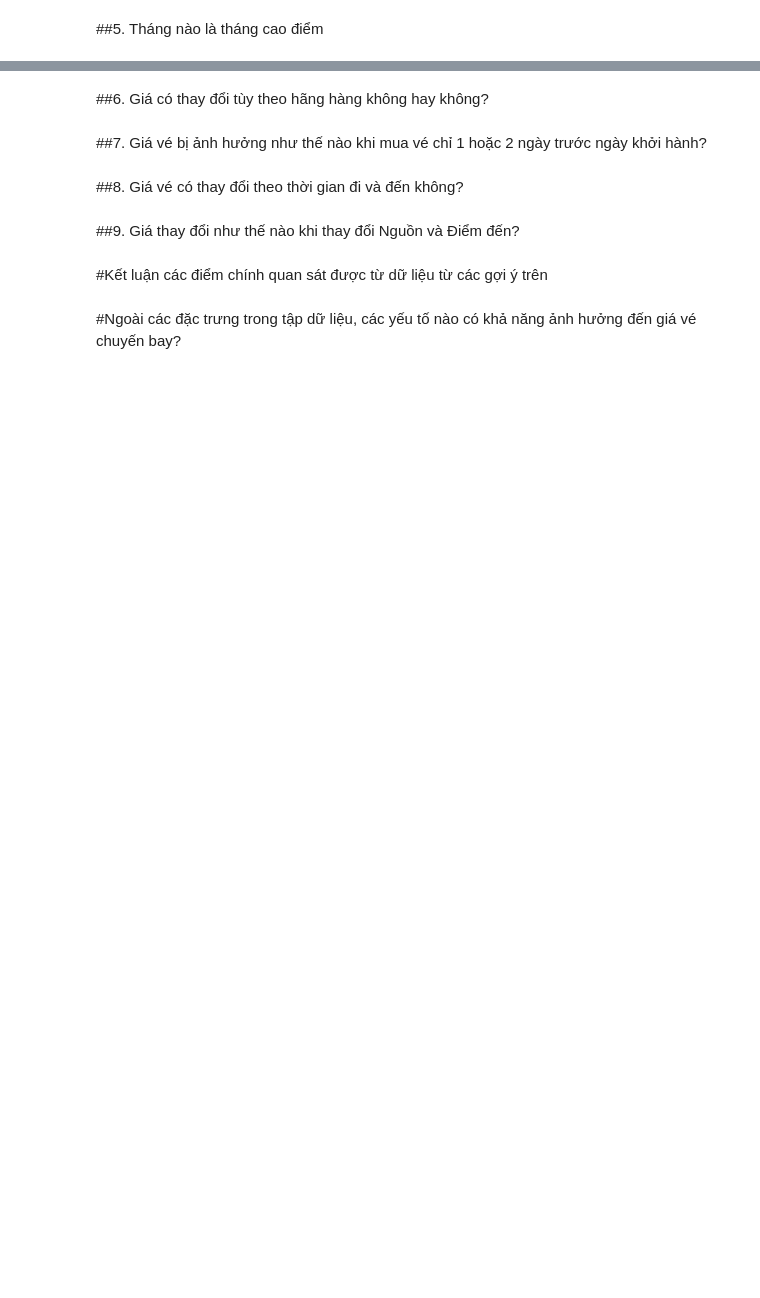
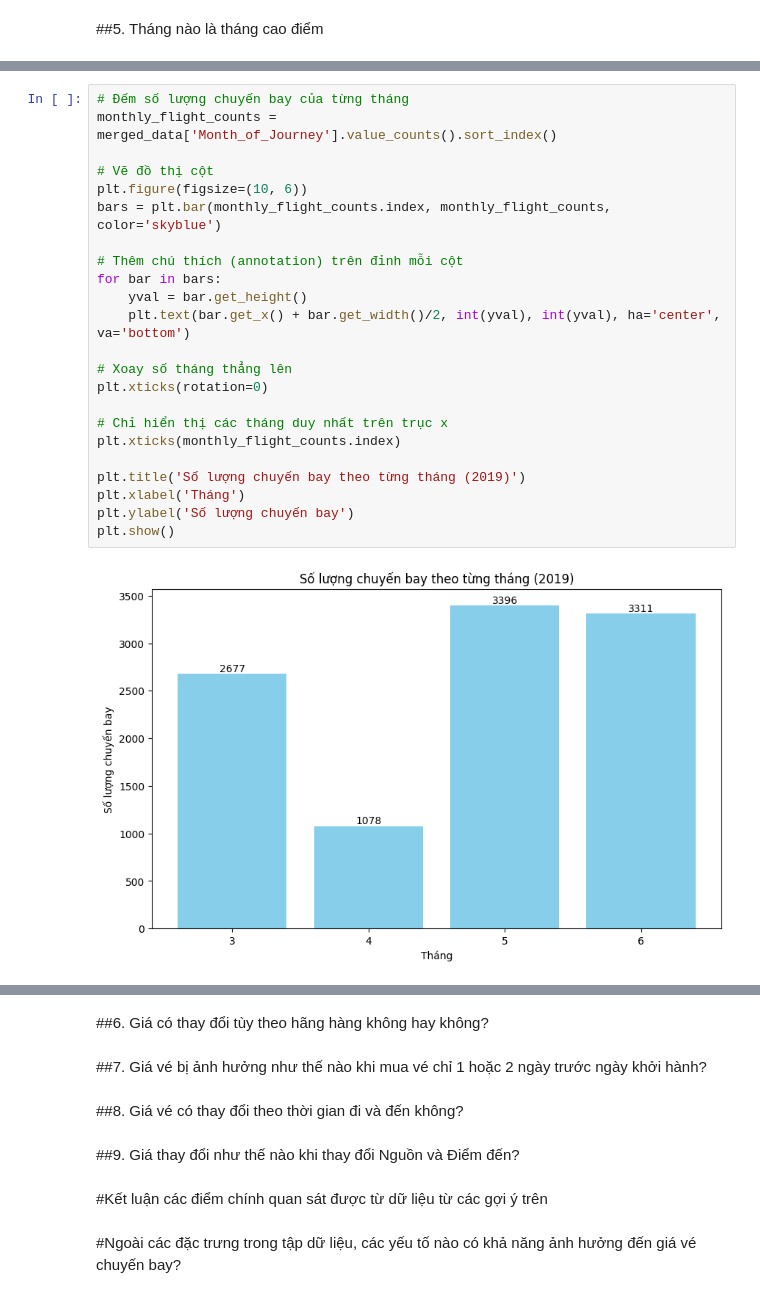
Before and after one commit to Vanniee007/ADA-Final-Project-20CQ.PTDL.05, a Jupyter notebook: FinalProject.ipynb, the cells around one changed output, grey strips where cells are left out. Cells and saved outputs as stored; diff of their text form; blank space fills up the shorter version.

```diff
--- a/FinalProject.ipynb
+++ b/FinalProject.ipynb
@@ -304,0 +465,25 @@ plt.show()
+# %%
+# Đếm số lượng chuyến bay của từng tháng
+monthly_flight_counts = merged_data['Month_of_Journey'].value_counts().sort_index()
+
+# Vẽ đồ thị cột
+plt.figure(figsize=(10, 6))
+bars = plt.bar(monthly_flight_counts.index, monthly_flight_counts, color='skyblue')
+
+# Thêm chú thích (annotation) trên đỉnh mỗi cột
+for bar in bars:
+    yval = bar.get_height()
+    plt.text(bar.get_x() + bar.get_width()/2, int(yval), int(yval), ha='center', va='bottom')
+
+# Xoay số tháng thẳng lên
+plt.xticks(rotation=0)
+
+# Chỉ hiển thị các tháng duy nhất trên trục x
+plt.xticks(monthly_flight_counts.index)
+
+plt.title('Số lượng chuyến bay theo từng tháng (2019)')
+plt.xlabel('Tháng')
+plt.ylabel('Số lượng chuyến bay')
+plt.show()
+# %% [output]
+[figure, added]
```
Also changed, not shown: parts of 38 cells of this notebook.
